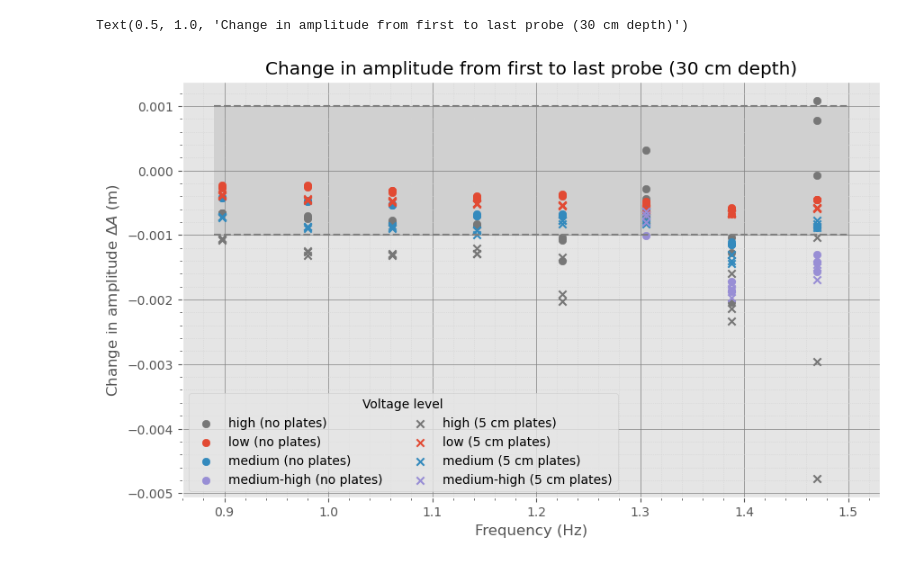
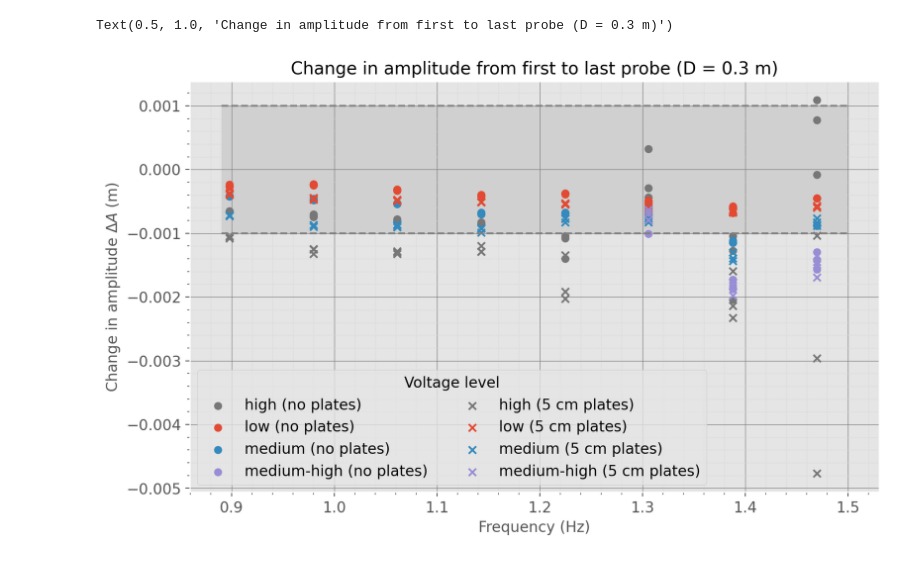
Before and after one commit to kjes4pres/Master_code, a Jupyter notebook: Lab/Probe_analysis/a_30cm.ipynb, the cells around one changed output. Saved outputs shown, nothing was run; the diff lists cells and outputs as text; code cells hidden in the pictures.

```diff
--- a/Lab/Probe_analysis/a_30cm.ipynb
+++ b/Lab/Probe_analysis/a_30cm.ipynb
@@ -23,3 +23,22 @@ warnings.filterwarnings("ignore")
 
 %load_ext autoreload
 %autoreload 2
+
+# For plotting
+import matplotlib as mpl
+import matplotlib.pyplot as plt
+import matplotlib.style as mplstyle
+mplstyle.use(['ggplot', 'fast'])
+
+mpl.rcParams['figure.dpi'] = 200
+mpl.rcParams['font.size'] = 12
+mpl.rcParams['axes.titlesize'] = 14
+mpl.rcParams['axes.labelsize'] = 12
+mpl.rcParams['xtick.labelsize'] = 12
+mpl.rcParams['ytick.labelsize'] = 12
+
+from matplotlib.transforms import ScaledTranslation
+from matplotlib.colors import LinearSegmentedColormap
+from cmocean import cm as cmo
+from matplotlib.lines import Line2D
+from matplotlib.colors import Normalize
@@ -150,6 +172,9 @@ data = {
         },
     },
 }
+# %%
+D = 0.3  # total water depth (m)
+H = 0.25 # height of the plates (m)
 # %%
 freqs = list(data.keys())
 volts = []
@@ -160,6 +185,6 @@ for i in range(len(freqs)):
 wavenumber = []
 
 for f in freqs:
-    wavenumber.append(estimate_wavenumber(f, 0.3))
+    wavenumber.append(estimate_wavenumber(f, D))
 # %%
 alpha_theo = []
@@ -204,6 +226,7 @@ for f, amps in data.items():         # outer: frequency
                     "P3_minus_P0": row["P3_minus_P0"],
                     "ak": row["Amp_obs_P0"]*estimate_wavenumber(f, 0.3),
                     "kH": estimate_wavenumber(f, 0.3)*0.3,
+                    "R": robin_parameter(H=H, a=row['Amp_obs_P0'], k=estimate_wavenumber(f, D))
                 })
 
 df = pd.DataFrame(rows)
@@ -365,33 +359,33 @@ for level, sub in no_plates.groupby("volt_level"):
                color=level_colors.get(level, "gray"))
 
 for level, sub in plates.groupby("volt_level"):
     ax.scatter(sub["frequency"], sub["P3_minus_P0"],
                label=f'{level} (5 cm plates)',
                marker='x',
                color=level_colors.get(level, "gray"))
 
 
 y1 = 0.001
 y2 = -0.001
 
 xmin = 0.89
 xmax = 1.5
 
 plt.hlines(y1, xmin=xmin, xmax=xmax, colors='grey', linestyles='dashed')
 plt.hlines(y2, xmin=xmin, xmax=xmax, colors='grey', linestyles='dashed')
 
 x_fill = np.linspace(xmin, xmax, 50)
 plt.fill_between(x_fill, y1, y2,
                  color='grey', alpha=0.2, edgecolor='none', zorder=0)
 
 plt.legend(title='Voltage level', loc='lower left', ncol=2)
 plt.minorticks_on()
 plt.grid(which='major', linestyle='-', linewidth='0.5', color='gray')
 plt.grid(which='minor', linestyle=':', linewidth='0.5', color='lightgray')
 
 plt.xlabel('Frequency (Hz)')
 plt.ylabel(r'Change in amplitude $\Delta A$ (m)')
-plt.title('Change in amplitude from first to last probe (30 cm depth)')
+plt.title(f'Change in amplitude from first to last probe (D = {D} m)')
 # %% [output]
-Text(0.5, 1.0, 'Change in amplitude from first to last probe (30 cm depth)')
+Text(0.5, 1.0, 'Change in amplitude from first to last probe (D = 0.3 m)')
-[figure, old version]
+[figure, new version]
```
Also changed, not shown: parts of 17 cells of this notebook, 8 other files.
